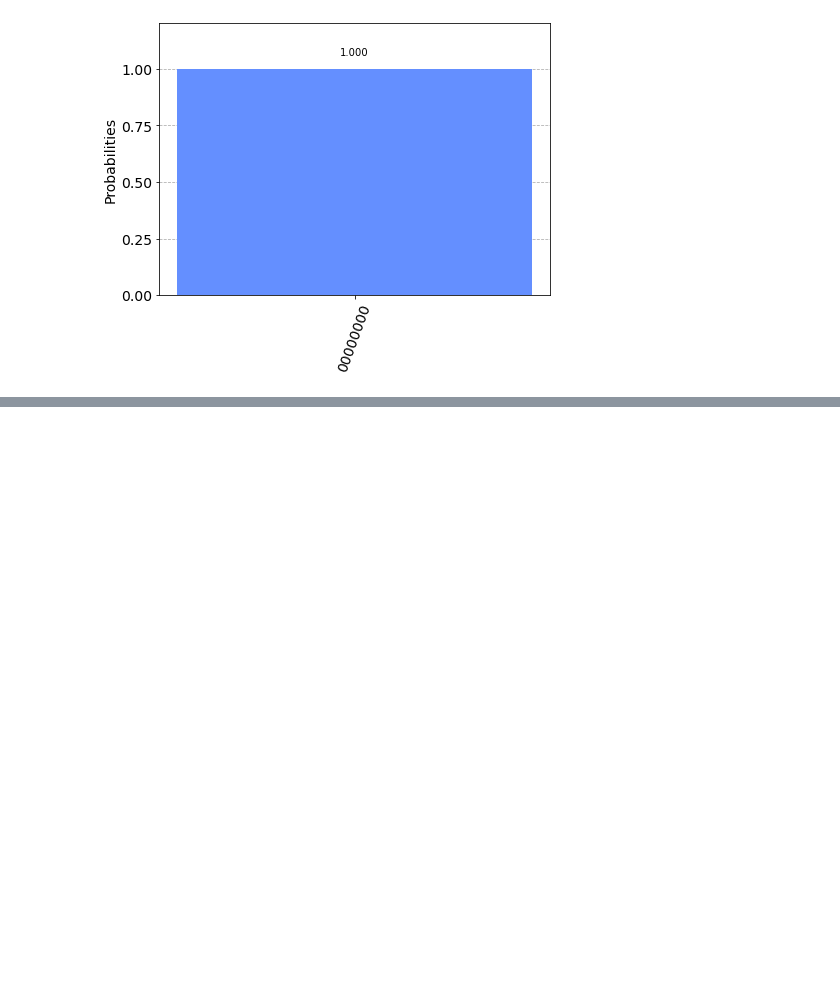
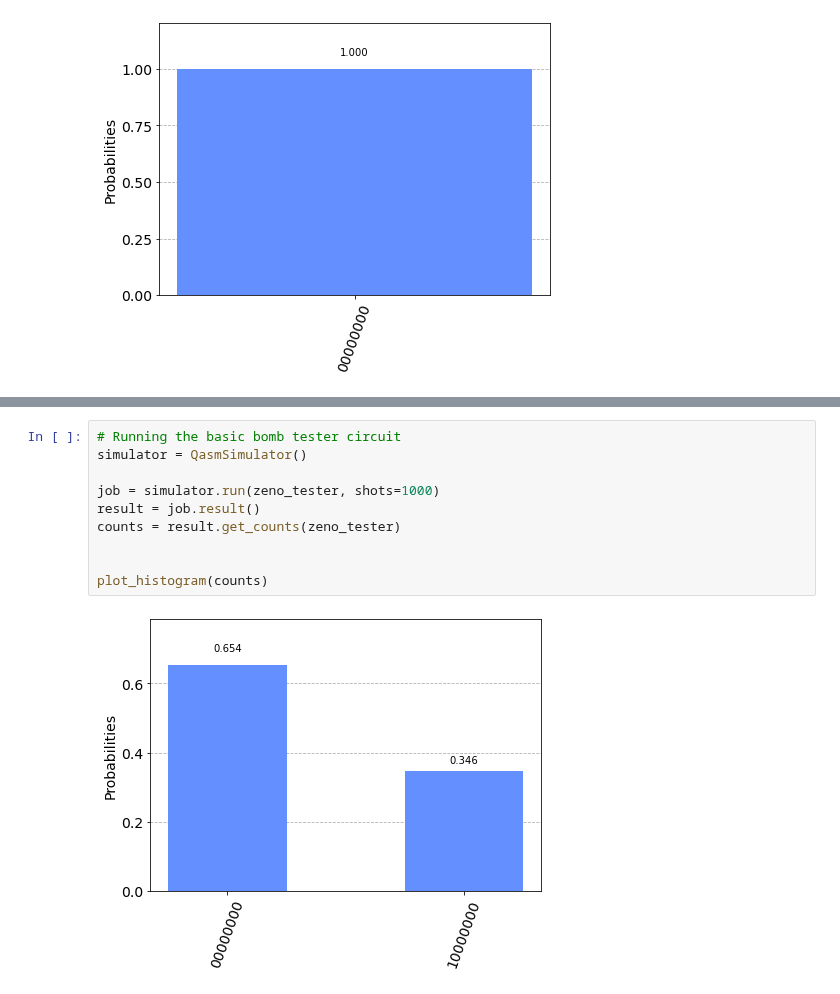
Before and after one commit to FreddyTF/QuantumBiscuit, a Jupyter notebook: Experiment-Description.ipynb, the cells around one changed output, grey strips where cells are left out. Cells and saved outputs as stored; diff of their text form; blank space fills up the shorter version.

```diff
--- a/Experiment-Description.ipynb
+++ b/Experiment-Description.ipynb
@@ -392,0 +424,12 @@ plot_histogram(zeno_counts)
+# %%
+# Running the basic bomb tester circuit
+simulator = QasmSimulator()
+
+job = simulator.run(zeno_tester, shots=1000)
+result = job.result()
+counts = result.get_counts(zeno_tester)
+
+
+plot_histogram(counts)
+# %% [output]
+[figure, added]
```
Also changed, not shown: parts of 6 cells of this notebook.
